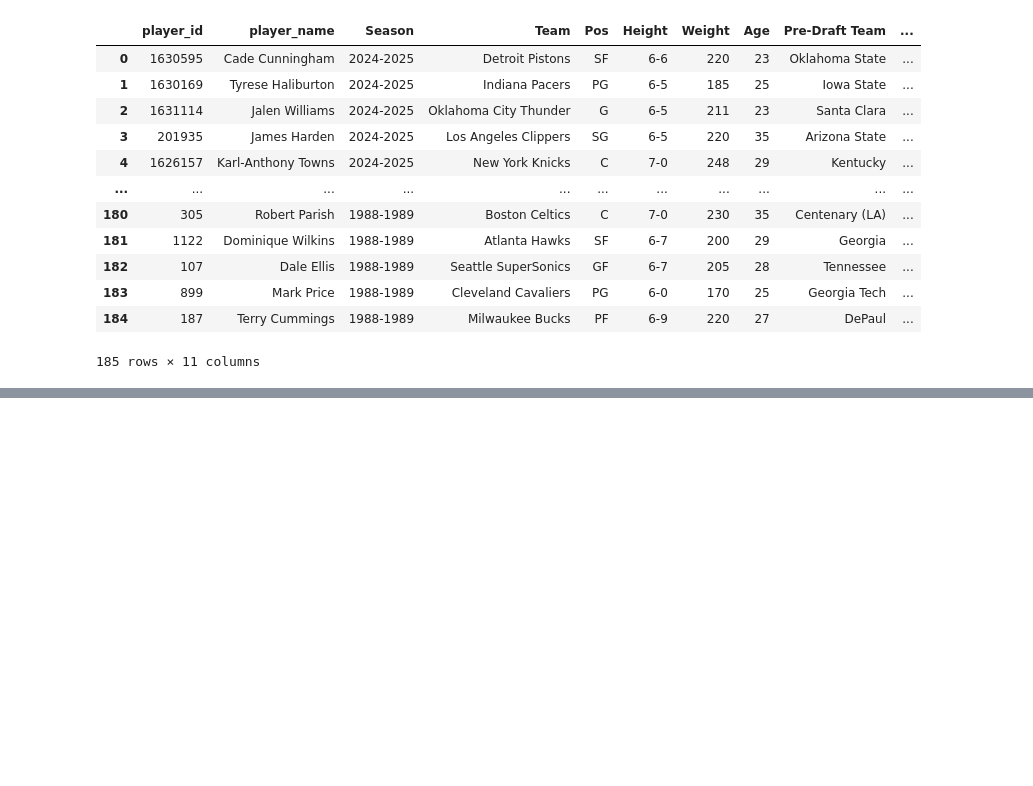
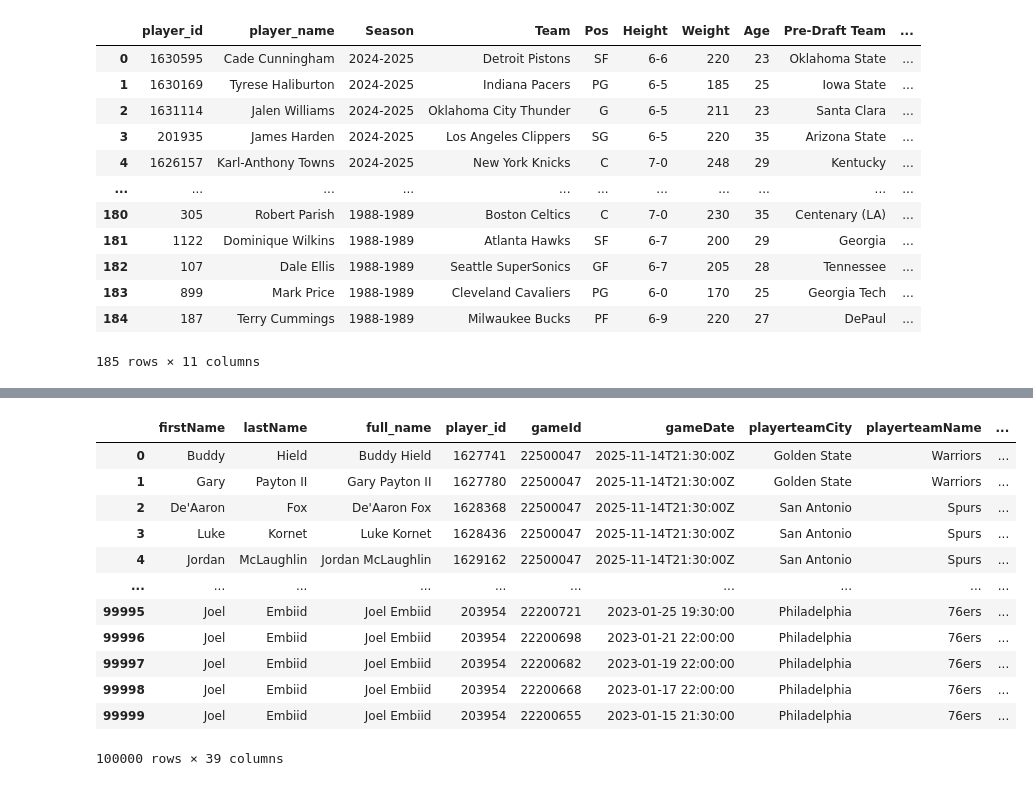
Before and after one commit to dejiandrew/nba-award-predictor, a Jupyter notebook: notebooks/create_features.ipynb, the cells around one changed output, grey strips where cells are left out. Saved outputs shown, nothing was run; the diff lists cells and outputs as text; code cells hidden in the pictures; blank space fills up the shorter version.

```diff
--- a/notebooks/create_features.ipynb
+++ b/notebooks/create_features.ipynb
@@ -979,0 +1091,5 @@ all_nba_third_team_df
+# %%
+nba_all_stars_df = pd.read_csv('nba-all-stars.csv')
+nba_all_stars_df["Season"] = nba_all_stars_df["Selection Year"] - 1
+nba_all_stars_df["player_id"] = nba_all_stars_df["player_id"].astype(int)
+nba_all_stars_df
@@ -979,0 +1128,43 @@ all_nba_third_team_df
+# %%
+query = """
+
+WITH All_Star_Flag AS
+(
+SELECT *,
+'Yes' AS all_star_this_season
+FROM nba_all_stars_df
+)
+
+,MVP_Flag AS (
+SELECT *,
+'Yes' AS mvp_this_season
+FROM nba_mvp_df
+)
+
+SELECT player_statistics_test_df.*
+,All_Star_Flag.all_star_this_season
+,MVP_Flag.mvp_this_season
+FROM player_statistics_test_df
+LEFT JOIN All_Star_Flag
+ON All_Star_Flag.player_id = player_statistics_test_df.player_id AND All_Star_Flag.Season = player_statistics_test_df.Season
+LEFT JOIN MVP_Flag
+ON MVP_Flag.player_id = player_statistics_test_df.player_id AND MVP_Flag.Season = player_statistics_test_df.Season
+
+
+"""
+
+duckdb.query(query).df()
+# %% [output]
+|  | firstName | lastName | full_name | player_id | gameId | gameDate | playerteamCity | playerteamName | ... |
+| 0 | Buddy | Hield | Buddy Hield | 1627741 | 22500047 | 2025-11-14T21:30:00Z | Golden State | Warriors | ... |
+| 1 | Gary | Payton II | Gary Payton II | 1627780 | 22500047 | 2025-11-14T21:30:00Z | Golden State | Warriors | ... |
+| 2 | De'Aaron | Fox | De'Aaron Fox | 1628368 | 22500047 | 2025-11-14T21:30:00Z | San Antonio | Spurs | ... |
+| 3 | Luke | Kornet | Luke Kornet | 1628436 | 22500047 | 2025-11-14T21:30:00Z | San Antonio | Spurs | ... |
+| 4 | Jordan | McLaughlin | Jordan McLaughlin | 1629162 | 22500047 | 2025-11-14T21:30:00Z | San Antonio | Spurs | ... |
+| ... | ... | ... | ... | ... | ... | ... | ... | ... | ... |
+| 99995 | Joel | Embiid | Joel Embiid | 203954 | 22200721 | 2023-01-25 19:30:00 | Philadelphia | 76ers | ... |
+| 99996 | Joel | Embiid | Joel Embiid | 203954 | 22200698 | 2023-01-21 22:00:00 | Philadelphia | 76ers | ... |
+| 99997 | Joel | Embiid | Joel Embiid | 203954 | 22200682 | 2023-01-19 22:00:00 | Philadelphia | 76ers | ... |
+| 99998 | Joel | Embiid | Joel Embiid | 203954 | 22200668 | 2023-01-17 22:00:00 | Philadelphia | 76ers | ... |
+| 99999 | Joel | Embiid | Joel Embiid | 203954 | 22200655 | 2023-01-15 21:30:00 | Philadelphia | 76ers | ... |
+100000 rows × 39 columns
```
Also changed, not shown: parts of 4 cells of this notebook.
